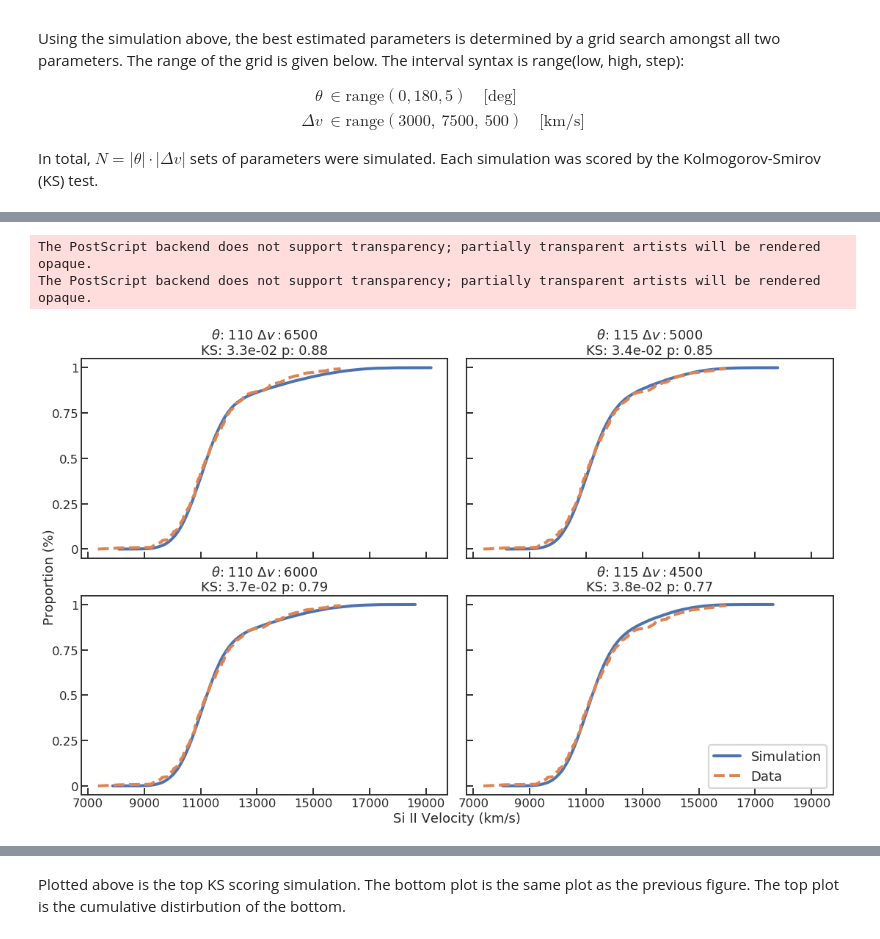
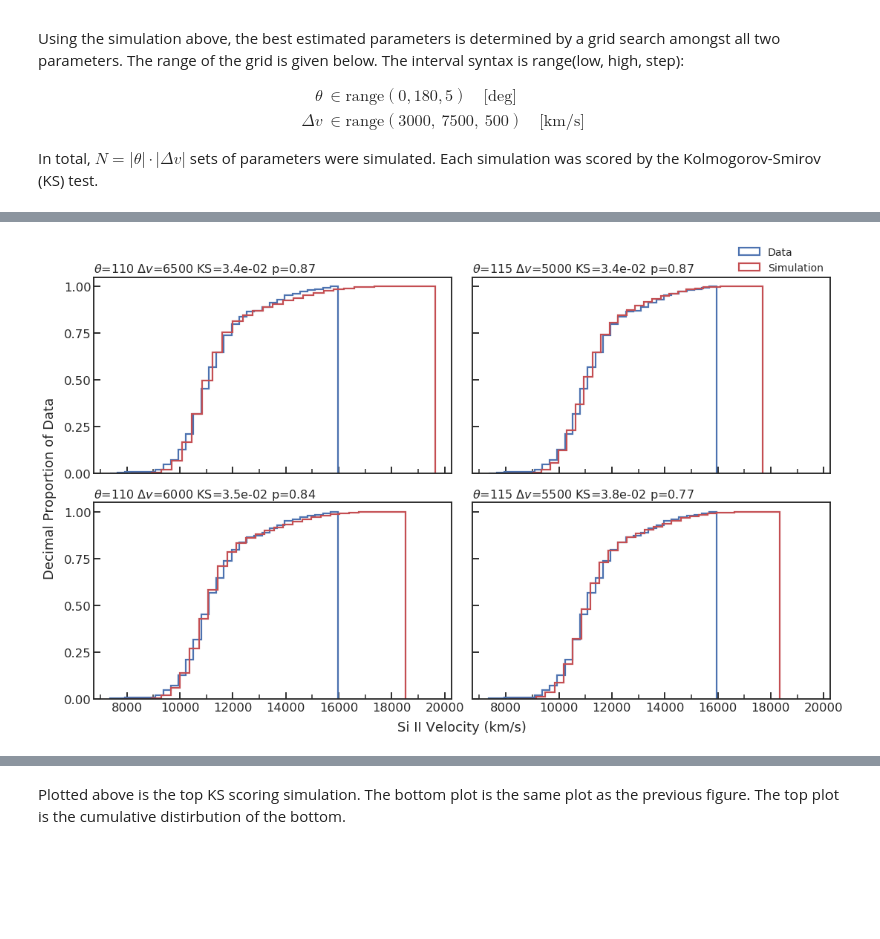
Before and after one commit to ketozhang/ejecta-velocities-of-type-Ia-supernovae, a Jupyter notebook: simulation.ipynb, the cells around one changed output, grey strips where cells are left out. Drawn from its saved outputs; the diff is of its cells as text; code cells hidden in the pictures; blank space fills up the shorter version.

```diff
--- a/simulation.ipynb
+++ b/simulation.ipynb
@@ -17,5 +13,7 @@ mpl.rcParams.update({
     'patch.linewidth': 2.2,
     'hatch.linewidth': 2,
     'xtick.direction': 'in',
-    'ytick.direction': 'in'
+    'ytick.direction': 'in',
+    'xtick.minor.visible': True,
+    'ytick.minor.visible': True
 })
@@ -376,7 +417,8 @@ In total, $N=|\theta|\cdot|\Delta v|$ sets of parameters were simulated. Each si
 # %%
+# Import results
 import pickle as pkl
 
-with open('results/scores.pkl', 'rb') as f:
+with open('results/scores_v2.pkl', 'rb') as f:
     scores = pkl.load(f)
 
 ks = scores['ks']
@@ -489,35 +527,34 @@ array([0.0000e+00, 1.0000e-05, 2.0000e-05, ..., 9.9997e-01, 9.9998e-01,
 # %%
 nrows, ncols = 2, 2
-fig, axs = plt.subplots(nrows, ncols, figsize=(16, 5*nrows), sharex=True, sharey=True)
+fig, axs = plt.subplots(nrows, ncols, figsize=(8*ncols, 5*nrows), sharex=True, sharey=True)
 
 fig.add_subplot(111, frameon=False)
 plt.tick_params(labelcolor='none', top=False, bottom=False, left=False, right=False)
 plt.grid(False)
-plt.xlabel('Si II Velocity (km/s)')
-plt.ylabel("Proportion (%)")
+plt.xlabel('Si II Velocity (km/s)', labelpad=10)
+plt.ylabel("Decimal Proportion of Data", labelpad=20)
 
 for i in range(nrows*ncols):
     ax = axs[i//ncols, i%ncols]
     xrange = np.linspace(bins.min(), bins.max(), 200)
     param=params[i]
 
-    ax.plot(np.sort(v_sim[i]), np.arange(len(v_sim[i]))/len(v_sim[i]),
-            label='Simulation', linewidth=4)
-    ax.plot(np.sort(sn_data['v_siII']), np.arange(len(sn_data))/len(sn_data),
-            label='Data', linestyle='dashed', linewidth=4)
+    ax.hist(sn_data['v_siII'], density=True, bins=30, histtype='step', cumulative=True, label='Data')
+    ax.hist(v_sim[i], density=True, bins=30, color='r', histtype='step', cumulative=True, label='Simulation');
+#     ax.plot(np.sort(v_sim[i]), np.arange(len(v_sim[i]))/len(v_sim[i]),
+#             label='Simulation', linewidth=4)
+#     ax.plot(np.sort(sn_data['v_siII']), np.arange(len(sn_data))/len(sn_data),
+#             label='Data', linestyle='dashed', linewidth=4)
 
     # Plot config
-    ax.set_title(f"$\\theta$: {param['theta']} $\Delta v: ${param['delta_v']}\nKS: {ks[i]:.1e} p: {pvalues[i]:.2f}")
-    ax.set_xticks(np.arange(7000, 20000, 2000))
+    ax.set_title(f"$\\theta$={param['theta']} $\Delta v$={param['delta_v']} KS={ks[i]:.1e} p={pvalues[i]:.2f}", loc="left", fontsize=16)
+    ax.set_xticks(np.arange(7000, 20000, 2000), minor=True)
+
     yticks = np.arange(0, 101, 25) / 100
-    ytickslabel = [f'{tick:.2g}' for tick in yticks]
     ax.set_yticks(yticks)
-    ax.set_yticklabels(ytickslabel)
 
-plt.legend(*axs[0][0].get_legend_handles_labels(), loc='lower right')
+plt.legend(*axs[0][0].get_legend_handles_labels(), loc=(0.87, 1), frameon=False, fontsize=14)
 plt.tight_layout(pad=1)
-plt.savefig('results/grid_search_cumulative_results.eps', format='eps', dpi=800)
+plt.savefig('results/grid_search_cumulative_results_v2.eps', format='eps', dpi=800)
 # %% [output]
-The PostScript backend does not support transparency; partially transparent artists will be rendered opaque.
-The PostScript backend does not support transparency; partially transparent artists will be rendered opaque.
-[figure, old version]
+[figure, new version]
```
Also changed, not shown: parts of 30 cells of this notebook, 1 other file.
